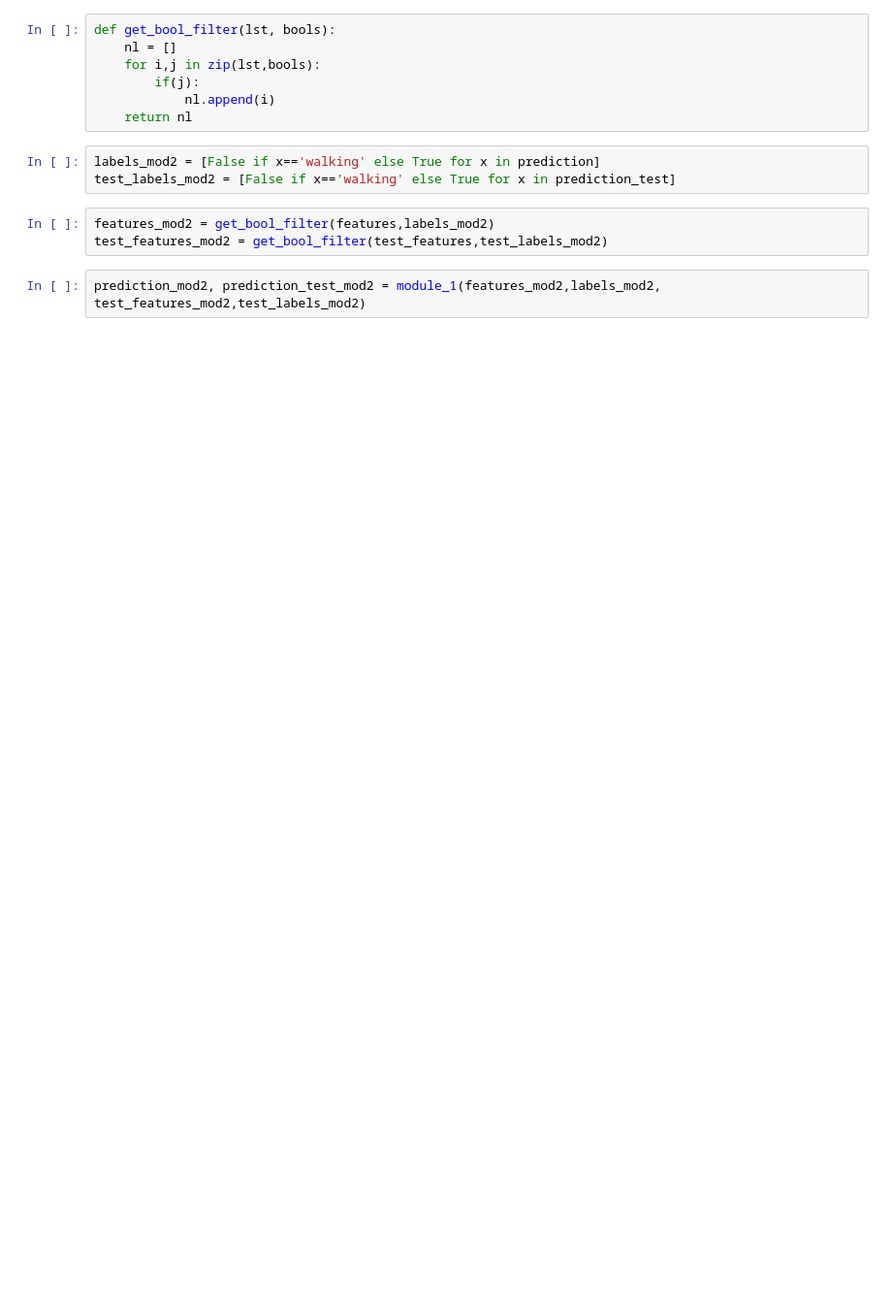
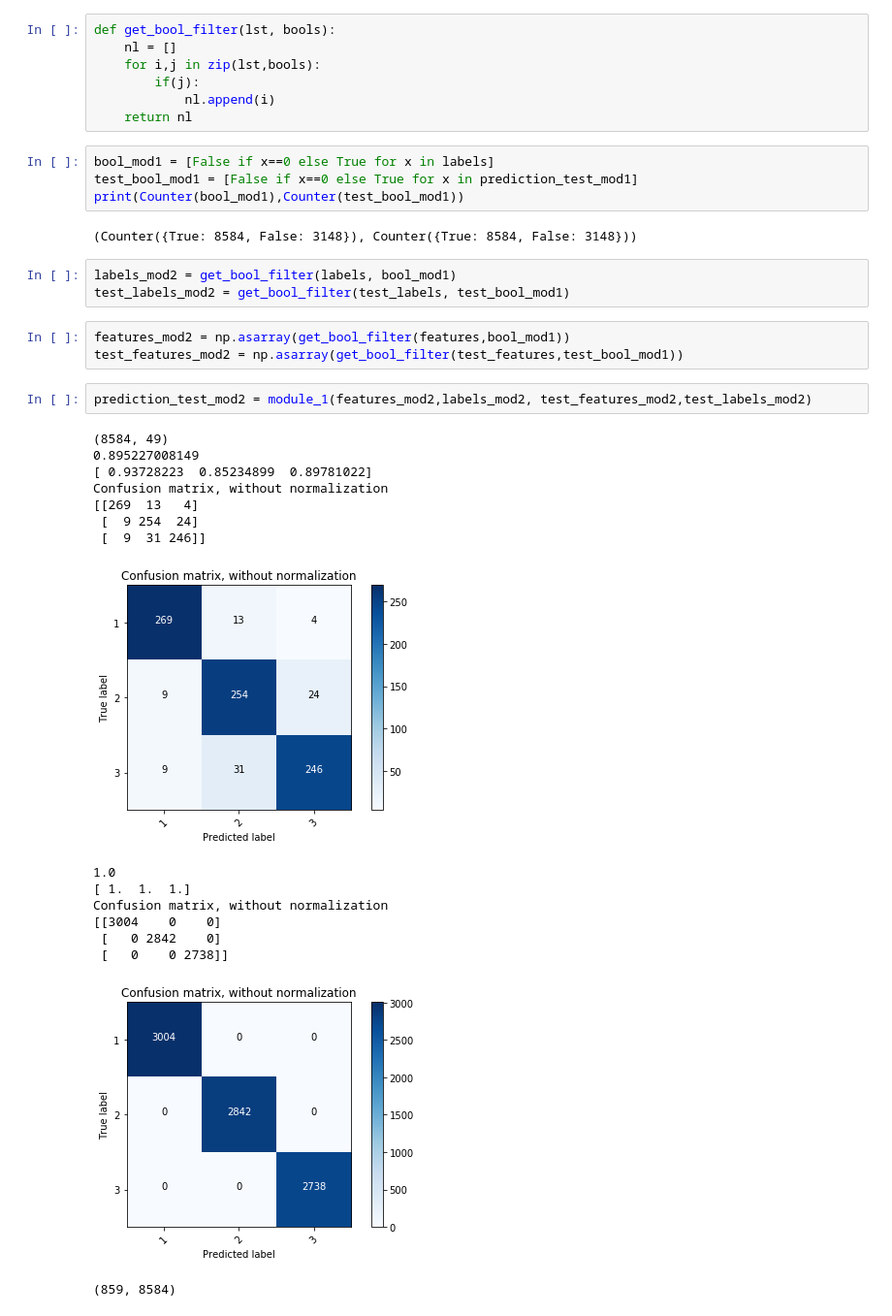
Before and after one commit to TSatyaVasanthReddy/Activity_Monitoring, a Jupyter notebook: Health_analytics_project1_Decision_NN.ipynb, the cells around one changed output. Shown: that part at 97% size. Saved outputs shown, nothing was run; the diff lists cells and outputs as text; blank space fills up the shorter version.

```diff
--- a/Health_analytics_project1_Decision_NN.ipynb
+++ b/Health_analytics_project1_Decision_NN.ipynb
@@ -609,10 +639,33 @@ def get_bool_filter(lst, bools):
             nl.append(i)
     return nl
 # %%
-labels_mod2 = [False if x=='walking' else True for x in prediction]
-test_labels_mod2 = [False if x=='walking' else True for x in prediction_test]
+bool_mod1 = [False if x==0 else True for x in labels]
+test_bool_mod1 = [False if x==0 else True for x in prediction_test_mod1]
+print(Counter(bool_mod1),Counter(test_bool_mod1))
+# %% [output]
+(Counter({True: 8584, False: 3148}), Counter({True: 8584, False: 3148}))
+# %%
+labels_mod2 = get_bool_filter(labels, bool_mod1)
+test_labels_mod2 = get_bool_filter(test_labels, test_bool_mod1)
 # %%
-features_mod2 = get_bool_filter(features,labels_mod2)
-test_features_mod2 = get_bool_filter(test_features,test_labels_mod2)
+features_mod2 = np.asarray(get_bool_filter(features,bool_mod1))
+test_features_mod2 = np.asarray(get_bool_filter(test_features,test_bool_mod1))
 # %%
-prediction_mod2, prediction_test_mod2 = module_1(features_mod2,labels_mod2, test_features_mod2,test_labels_mod2)
+prediction_test_mod2 = module_1(features_mod2,labels_mod2, test_features_mod2,test_labels_mod2)
+# %% [output]
+(8584, 49)
+0.895227008149
+[ 0.93728223  0.85234899  0.89781022]
+Confusion matrix, without normalization
+[[269  13   4]
+ [  9 254  24]
+ [  9  31 246]]
+[figure, added]
+1.0
+[ 1.  1.  1.]
+Confusion matrix, without normalization
+[[3004    0    0]
+ [   0 2842    0]
+ [   0    0 2738]]
+[figure, added]
+(859, 8584)
```
Also changed, not shown: parts of 11 cells of this notebook.
